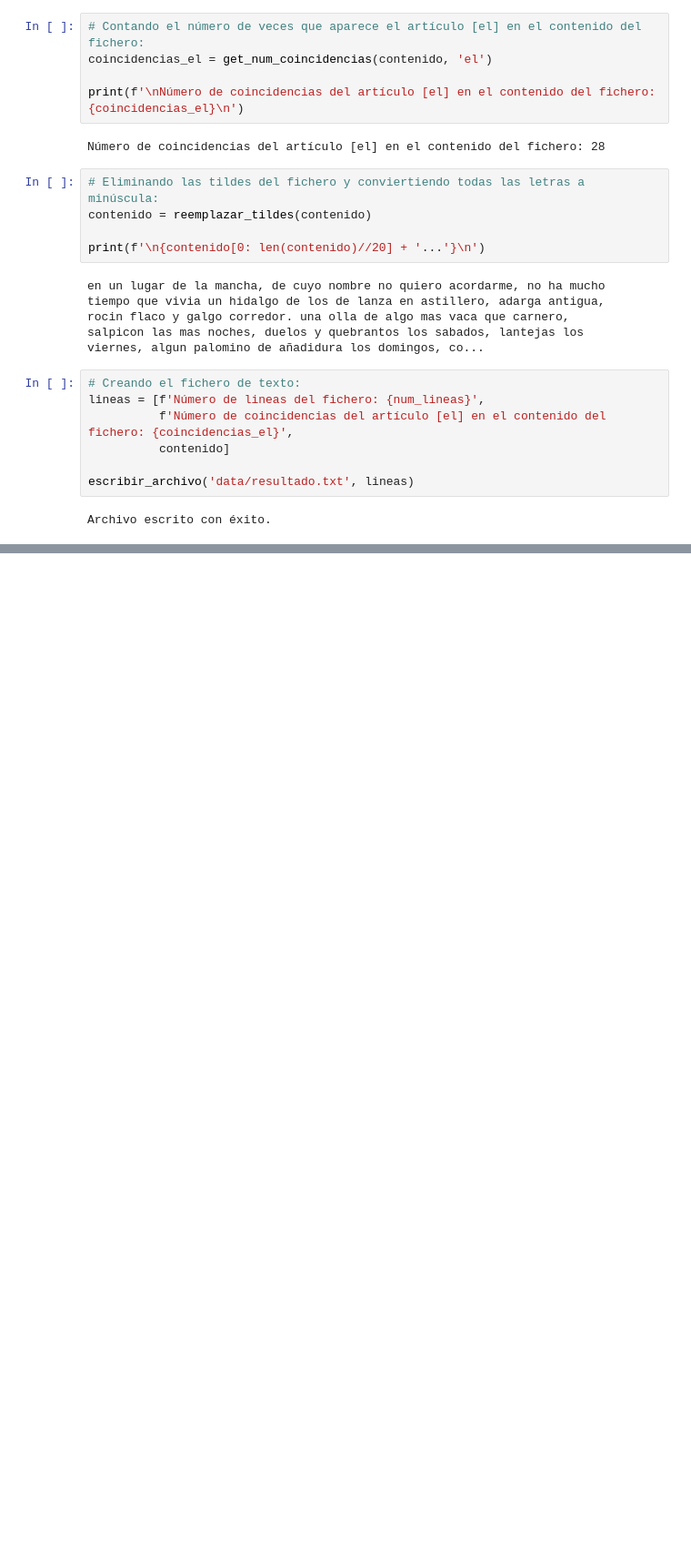
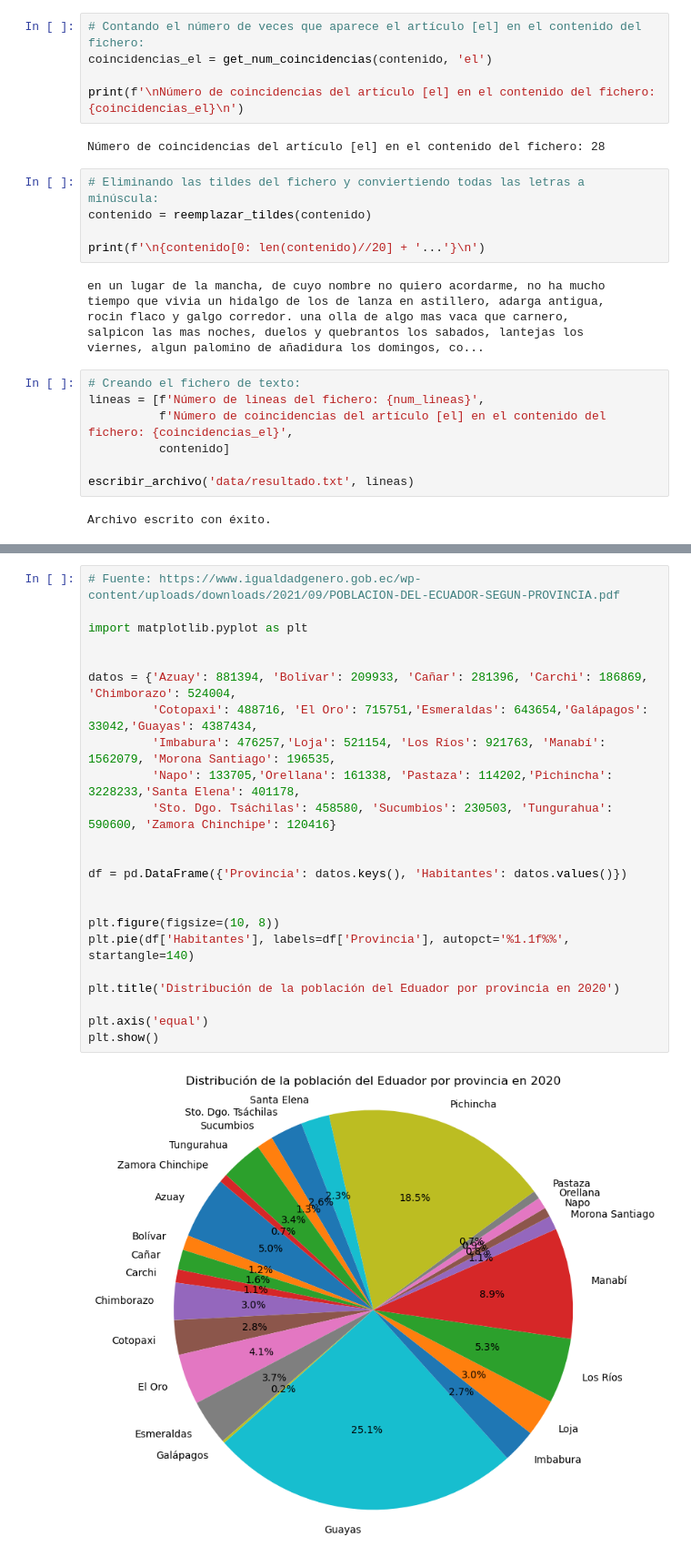
Before and after one commit to eduudebx/analisis-datos, a Jupyter notebook: ciclo-6/ia/practicas/guia_practica_1.ipynb, the cells around one changed output, grey strips where cells are left out. Shown at 91% size. Saved outputs shown, nothing was run; the diff lists cells and outputs as text; blank space fills up the shorter version.

```diff
--- a/ciclo-6/ia/practicas/guia_practica_1.ipynb
+++ b/ciclo-6/ia/practicas/guia_practica_1.ipynb
@@ -143,0 +193,25 @@ Archivo escrito con éxito.
+# %%
+# Fuente: https://www.igualdadgenero.gob.ec/wp-content/uploads/downloads/2021/09/POBLACION-DEL-ECUADOR-SEGUN-PROVINCIA.pdf
+
+import matplotlib.pyplot as plt
+
+
+datos = {'Azuay': 881394, 'Bolívar': 209933, 'Cañar': 281396, 'Carchi': 186869, 'Chimborazo': 524004,
+         'Cotopaxi': 488716, 'El Oro': 715751,'Esmeraldas': 643654,'Galápagos': 33042,'Guayas': 4387434,
+         'Imbabura': 476257,'Loja': 521154, 'Los Ríos': 921763, 'Manabí': 1562079, 'Morona Santiago': 196535,
+         'Napo': 133705,'Orellana': 161338, 'Pastaza': 114202,'Pichincha': 3228233,'Santa Elena': 401178,
+         'Sto. Dgo. Tsáchilas': 458580, 'Sucumbios': 230503, 'Tungurahua': 590600, 'Zamora Chinchipe': 120416}
+
+
+df = pd.DataFrame({'Provincia': datos.keys(), 'Habitantes': datos.values()})
+
+
+plt.figure(figsize=(10, 8))
+plt.pie(df['Habitantes'], labels=df['Provincia'], autopct='%1.1f%%', startangle=140)
+
+plt.title('Distribución de la población del Eduador por provincia en 2020')
+
+plt.axis('equal')
+plt.show()
+# %% [output]
+[figure, added]
```
Also changed, not shown: parts of 3 cells of this notebook.
